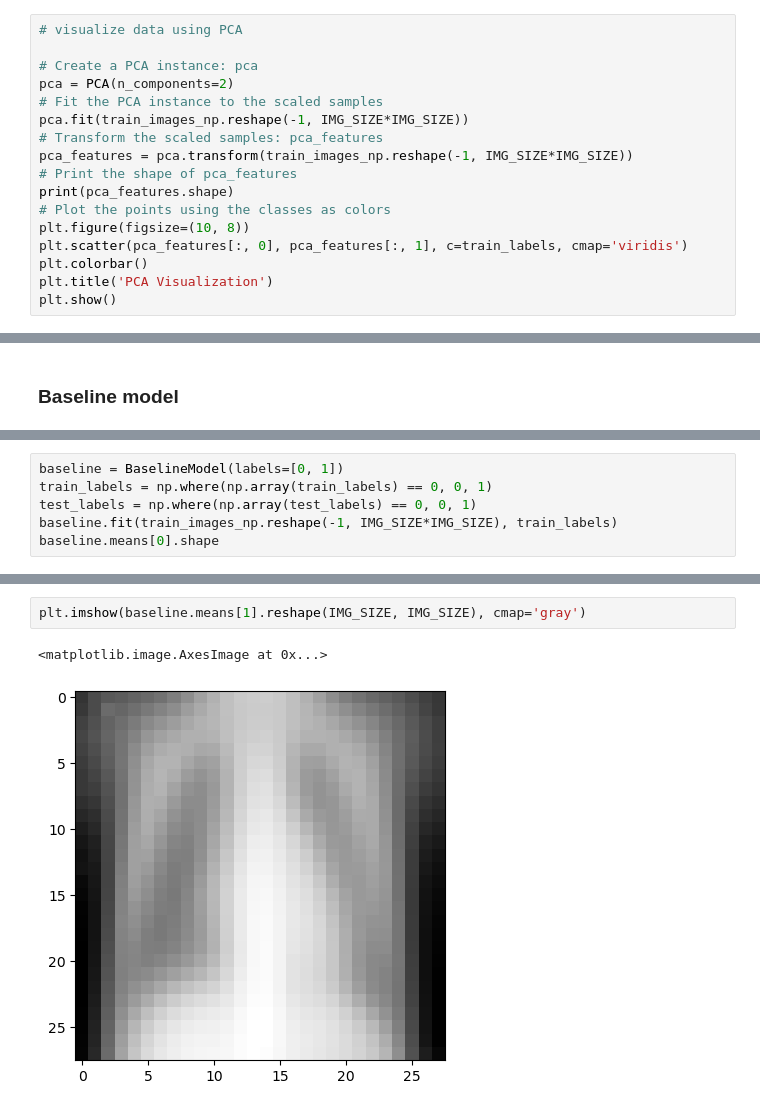
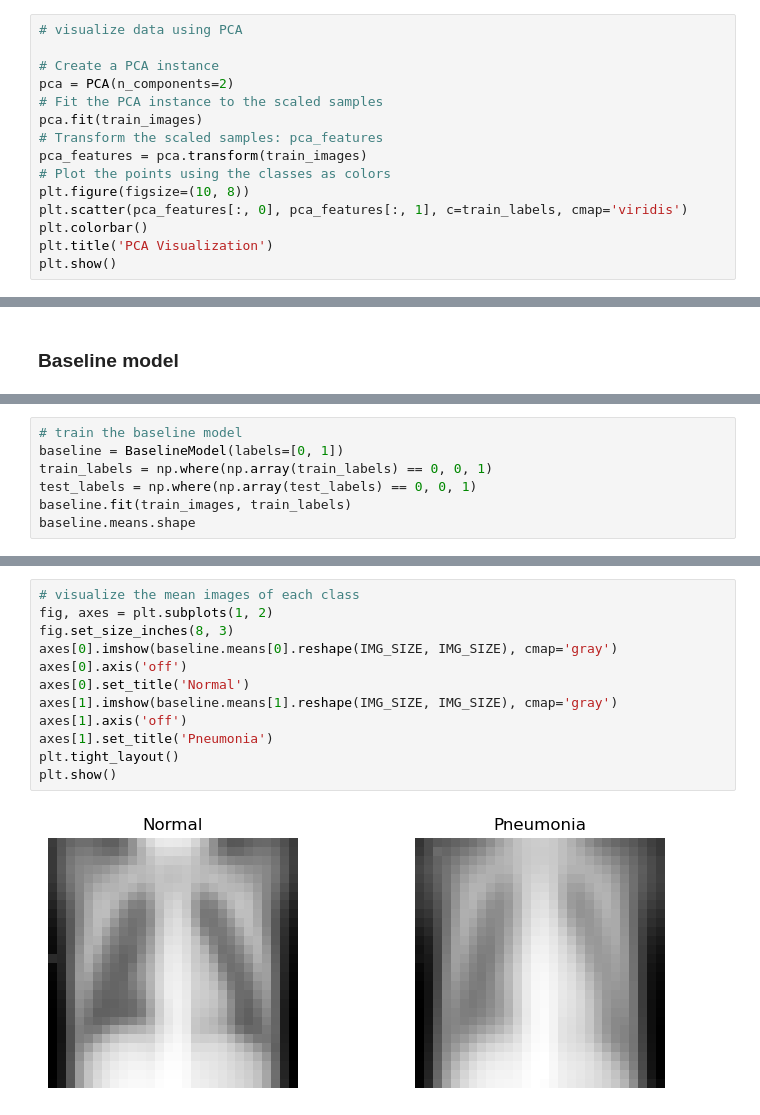
Before and after one commit to jlopetegui98/Hands-on-ML-Project, a Jupyter notebook: main.ipynb, the cells around one changed output, grey strips where cells are left out. Saved outputs shown, nothing was run; the diff lists cells and outputs as text.

```diff
--- a/main.ipynb
+++ b/main.ipynb
@@ -220,14 +185,12 @@ plt.show()
 # %%
 # visualize data using PCA
 
-# Create a PCA instance: pca
+# Create a PCA instance
 pca = PCA(n_components=2)
 # Fit the PCA instance to the scaled samples
-pca.fit(train_images_np.reshape(-1, IMG_SIZE*IMG_SIZE))
+pca.fit(train_images)
 # Transform the scaled samples: pca_features
-pca_features = pca.transform(train_images_np.reshape(-1, IMG_SIZE*IMG_SIZE))
-# Print the shape of pca_features
-print(pca_features.shape)
+pca_features = pca.transform(train_images)
 # Plot the points using the classes as colors
 plt.figure(figsize=(10, 8))
 plt.scatter(pca_features[:, 0], pca_features[:, 1], c=train_labels, cmap='viridis')
@@ -267,7 +231,8 @@ class BaselineModel:
 # %%
+# train the baseline model
 baseline = BaselineModel(labels=[0, 1])
 train_labels = np.where(np.array(train_labels) == 0, 0, 1)
 test_labels = np.where(np.array(test_labels) == 0, 0, 1)
-baseline.fit(train_images_np.reshape(-1, IMG_SIZE*IMG_SIZE), train_labels)
-baseline.means[0].shape
+baseline.fit(train_images, train_labels)
+baseline.means.shape
 # %% [output]
@@ -293,5 +240,14 @@ plt.imshow(baseline.means[0].reshape(IMG_SIZE, IMG_SIZE), cmap='gray')
-# %%
-plt.imshow(baseline.means[1].reshape(IMG_SIZE, IMG_SIZE), cmap='gray')
-# %% [output]
-<matplotlib.image.AxesImage at 0x...>
-[figure, removed]
+# %%
+# visualize the mean images of each class
+fig, axes = plt.subplots(1, 2)
+fig.set_size_inches(8, 3)
+axes[0].imshow(baseline.means[0].reshape(IMG_SIZE, IMG_SIZE), cmap='gray')
+axes[0].axis('off')
+axes[0].set_title('Normal')
+axes[1].imshow(baseline.means[1].reshape(IMG_SIZE, IMG_SIZE), cmap='gray')
+axes[1].axis('off')
+axes[1].set_title('Pneumonia')
+plt.tight_layout()
+plt.show()
+# %% [output]
+[figure, added]
```
Also changed, not shown: parts of 19 cells of this notebook.
